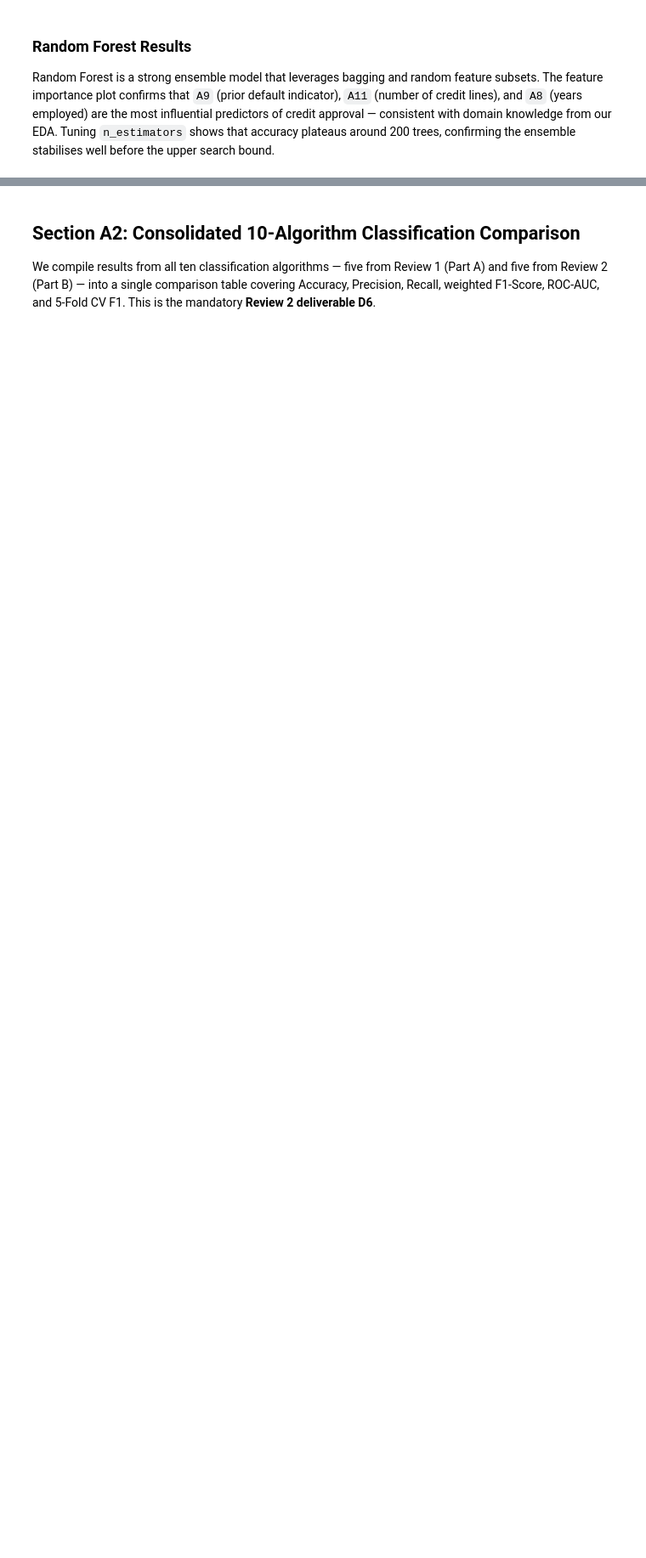
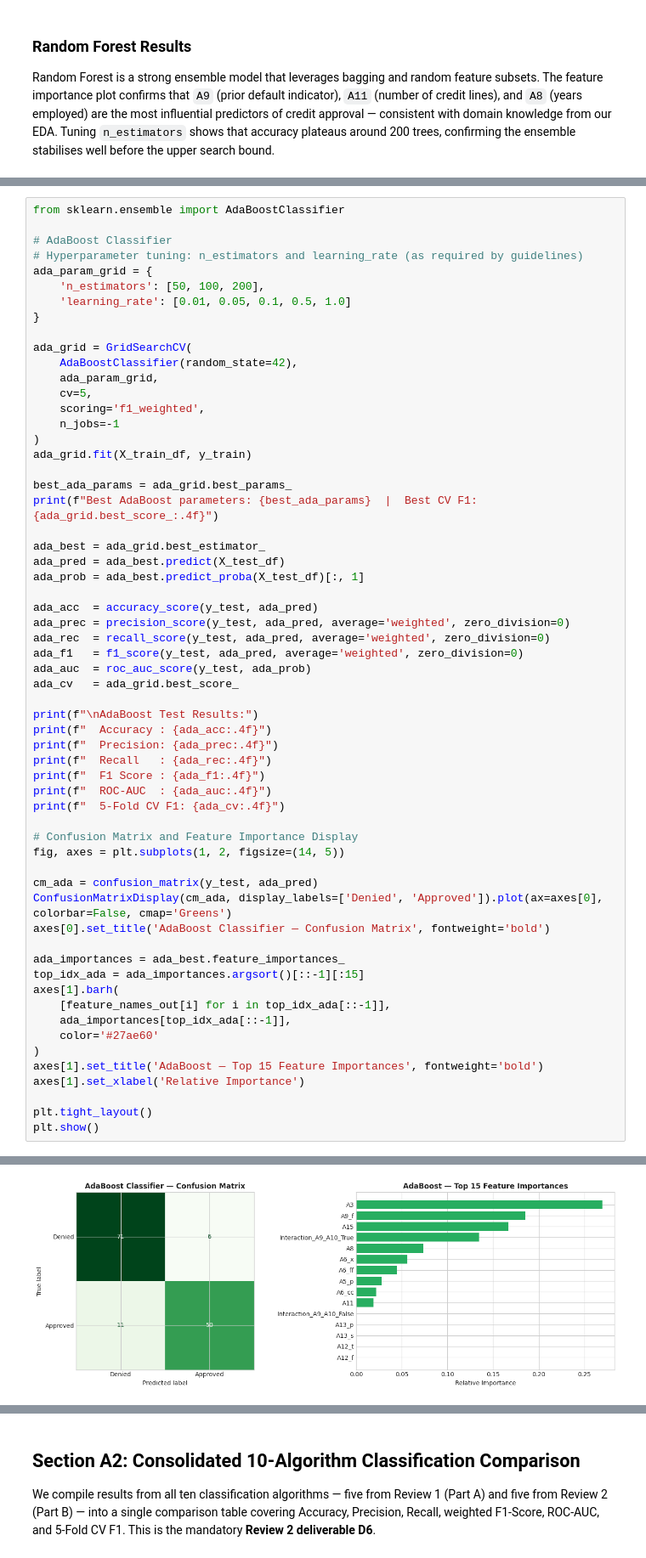
Before and after one commit to Nithin0306/ml_capstone, a Jupyter notebook: notebooks/classification.ipynb, the cells around one changed output, grey strips where cells are left out. Shown at 85% size. Cells and saved outputs as stored; diff of their text form; blank space fills up the shorter version.

```diff
--- a/notebooks/classification.ipynb
+++ b/notebooks/classification.ipynb
@@ -920,0 +929,61 @@ stabilises well before the upper search bound.
+# %%
+from sklearn.ensemble import AdaBoostClassifier
+
+# AdaBoost Classifier
+# Hyperparameter tuning: n_estimators and learning_rate (as required by guidelines)
+ada_param_grid = {
+    'n_estimators': [50, 100, 200],
+    'learning_rate': [0.01, 0.05, 0.1, 0.5, 1.0]
+}
+
+ada_grid = GridSearchCV(
+    AdaBoostClassifier(random_state=42),
+    ada_param_grid,
+    cv=5,
+    scoring='f1_weighted',
+    n_jobs=-1
+)
+ada_grid.fit(X_train_df, y_train)
+
+best_ada_params = ada_grid.best_params_
+print(f"Best AdaBoost parameters: {best_ada_params}  |  Best CV F1: {ada_grid.best_score_:.4f}")
+
+ada_best = ada_grid.best_estimator_
+ada_pred = ada_best.predict(X_test_df)
+ada_prob = ada_best.predict_proba(X_test_df)[:, 1]
+
+ada_acc  = accuracy_score(y_test, ada_pred)
+ada_prec = precision_score(y_test, ada_pred, average='weighted', zero_division=0)
+ada_rec  = recall_score(y_test, ada_pred, average='weighted', zero_division=0)
+ada_f1   = f1_score(y_test, ada_pred, average='weighted', zero_division=0)
+ada_auc  = roc_auc_score(y_test, ada_prob)
+ada_cv   = ada_grid.best_score_
+
+print(f"\nAdaBoost Test Results:")
+print(f"  Accuracy : {ada_acc:.4f}")
+print(f"  Precision: {ada_prec:.4f}")
+print(f"  Recall   : {ada_rec:.4f}")
+print(f"  F1 Score : {ada_f1:.4f}")
+print(f"  ROC-AUC  : {ada_auc:.4f}")
+print(f"  5-Fold CV F1: {ada_cv:.4f}")
+
+# Confusion Matrix and Feature Importance Display
+fig, axes = plt.subplots(1, 2, figsize=(14, 5))
+
+cm_ada = confusion_matrix(y_test, ada_pred)
+ConfusionMatrixDisplay(cm_ada, display_labels=['Denied', 'Approved']).plot(ax=axes[0], colorbar=False, cmap='Greens')
+axes[0].set_title('AdaBoost Classifier — Confusion Matrix', fontweight='bold')
+
+ada_importances = ada_best.feature_importances_
+top_idx_ada = ada_importances.argsort()[::-1][:15]
+axes[1].barh(
+    [feature_names_out[i] for i in top_idx_ada[::-1]],
+    ada_importances[top_idx_ada[::-1]],
+    color='#27ae60'
+)
+axes[1].set_title('AdaBoost — Top 15 Feature Importances', fontweight='bold')
+axes[1].set_xlabel('Relative Importance')
+
+plt.tight_layout()
+plt.show()
+# %% [output]
@@ -920,0 +999 @@ stabilises well before the upper search bound.
+[figure, added]
```
Also changed, not shown: parts of 23 cells of this notebook.
